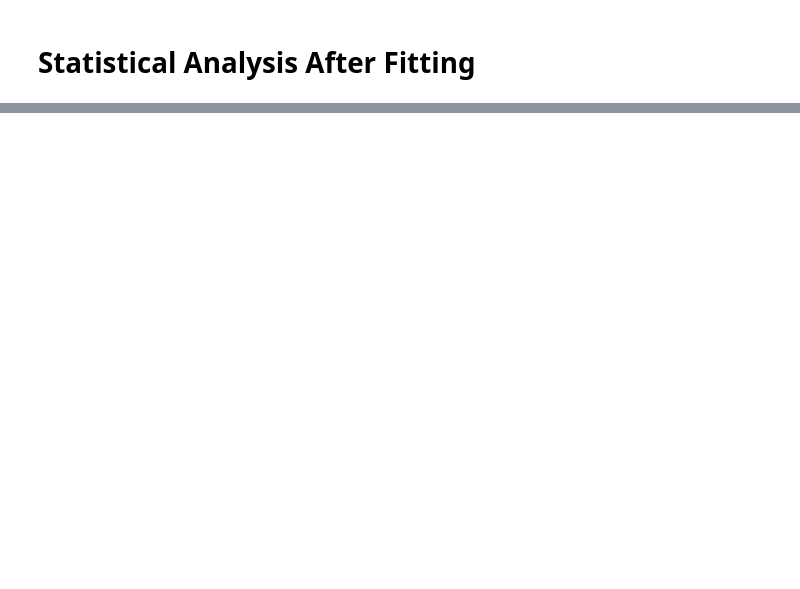
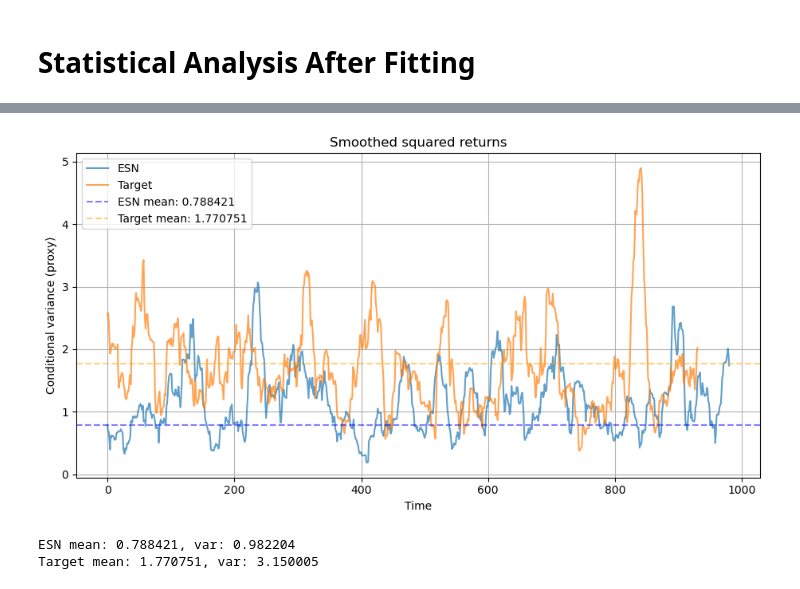
Before and after one commit to omersuder5/ESN_MMD_Generator, a Jupyter notebook: train_ESN_vs_AR2.ipynb, the cells around one changed output, grey strips where cells are left out. Cells and saved outputs as stored; diff of their text form; code cells hidden in the pictures; blank space fills up the shorter version.

```diff
--- a/train_ESN_vs_AR2.ipynb
+++ b/train_ESN_vs_AR2.ipynb
@@ -336,0 +335,70 @@ esn: {'phi_mean': array([ 0.67135184, -0.21992791]), 'phi_std': array([0.0316527
+# %%
+eps = torch.randn(1, 1500, 1, device=device, dtype=dtype)
+
+v = torch.randn(esn.m, device=device, dtype=dtype)
+v = v / (v.norm() + 1e-8)
+_eps = eps * v.view(1, 1, esn.m) # first coupling
+rho = 0.5 # pick rho = to 1 to have same innovations
+eta = torch.randn(1, 1500, esn.m, device=device, dtype=dtype)
+eps_for_esn = (
+    rho * _eps
+    + (1 - rho**2) ** 0.5 * eta
+)
+
+eps_for_target = eps.clone()[:,500:,:]  # ensure same noise for both ESN and target for the first 1000 steps
+
+with torch.no_grad():
+    Z_esn_for_cond_var = esn(T=1000, N=1, xi=eps_for_esn).to(device=device, dtype=dtype)
+    Z_target_for_cond_var = target_generator.generate(T=1000, N=1, eps=eps_for_target).to(device=device, dtype=dtype)
+
+window = 20
+
+# =========================
+# squared returns (proxy for conditional variance)
+# =========================
+Z_esn_sq = Z_esn_for_cond_var ** 2
+Z_target_sq = Z_target_for_cond_var ** 2
+
+# =========================
+# rolling mean of squared returns
+# =========================
+esn_windows = Z_esn_sq.unfold(dimension=1, size=window, step=1)
+target_windows = Z_target_sq.unfold(dimension=1, size=window, step=1)
+
+conditional_var = esn_windows.mean(dim=-1)
+target_conditional_var = target_windows.mean(dim=-1)
+
+# =========================
+# plot
+# =========================
+plt.figure(figsize=(18, 5))
+
+
+step = window
+
+esn_sample = Z_esn_sq[:, ::step]
+target_sample = Z_target_sq[:, ::step]
+
+esn_flat = esn_sample.detach().cpu().numpy().flatten()
+target_flat = target_sample.detach().cpu().numpy().flatten()
+
+plt.subplot(1, 2, 2)
+plt.plot(conditional_var.mean(0).cpu().numpy(), label='ESN', alpha=0.7)
+plt.plot(target_conditional_var.mean(0).cpu().numpy(), label='Target', alpha=0.7)
+plt.axhline(y=esn_flat.mean(), color='blue', linestyle='--', alpha=0.5, label=f'ESN mean: {esn_flat.mean():.6f}')
+plt.axhline(y=target_flat.mean(), color='orange', linestyle='--', alpha=0.5, label=f'Target mean: {target_flat.mean():.6f}')
+plt.xlabel('Time')
+plt.ylabel('Conditional variance (proxy)')
+plt.title('Smoothed squared returns')
+plt.legend()
+plt.grid()
+
+plt.tight_layout()
+plt.show()
+
+print(f"ESN mean: {esn_flat.mean():.6f}, var: {esn_flat.var():.6f}")
+print(f"Target mean: {target_flat.mean():.6f}, var: {target_flat.var():.6f}")
+# %% [output]
+[figure, added]
+ESN mean: 0.788421, var: 0.982204
+Target mean: 1.770751, var: 3.150005
```
Also changed, not shown: parts of 10 cells of this notebook, 3 other files.
